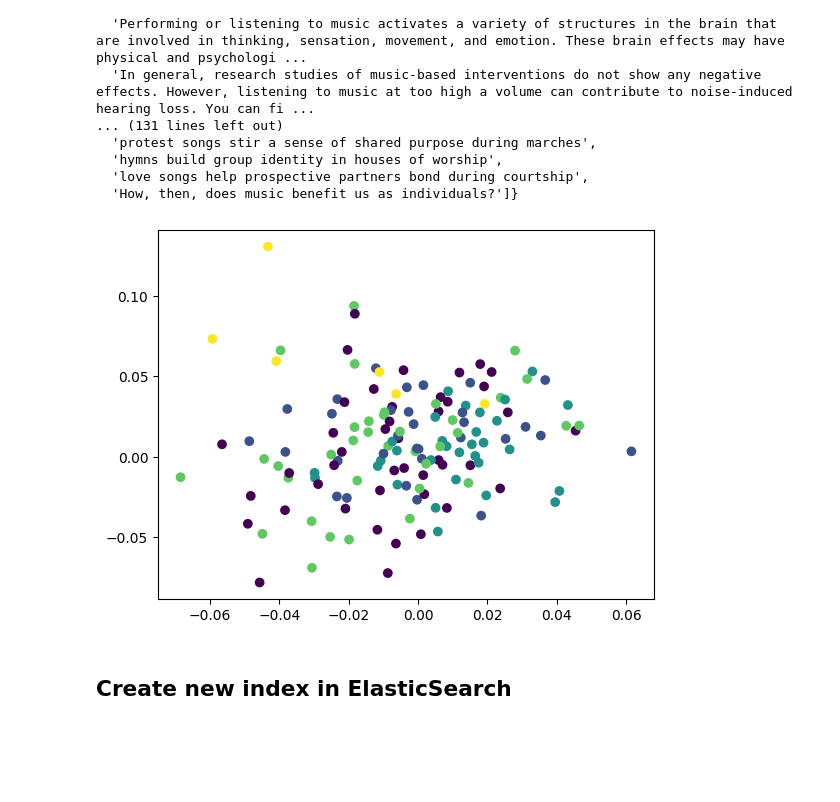
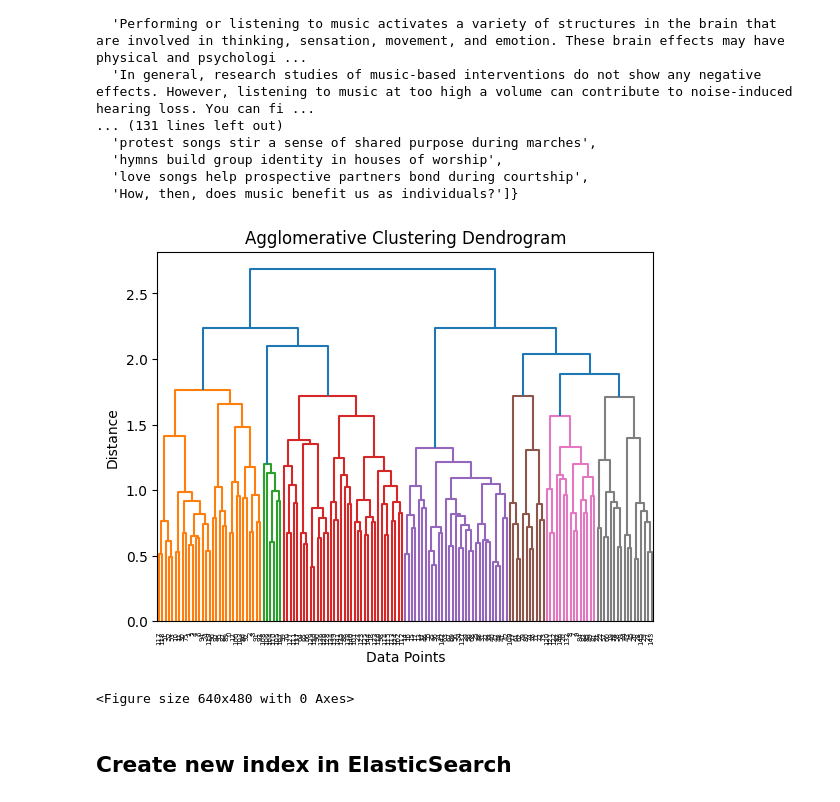
Before and after one commit to Tom-Kab/IDPA-Project-1, a Jupyter notebook: indexDataFinal.ipynb, the cells around one changed output. Drawn from its saved outputs; the diff is of its cells as text; code cells hidden in the pictures; blank space fills up the shorter version.

```diff
--- a/indexDataFinal.ipynb
+++ b/indexDataFinal.ipynb
@@ -595,14 +645,32 @@ clustered_content
   'hymns build group identity in houses of worship',
   'love songs help prospective partners bond during courtship',
   'How, then, does music benefit us as individuals?']}
+# %%
+import numpy as np
+import matplotlib.pyplot as plt
+from scipy.cluster.hierarchy import dendrogram, linkage
+from sklearn.decomposition import PCA
+from IPython.display import clear_output
+
+def plot_agglomerative_dendrogram(data):
+    # Perform hierarchical clustering
+    linkage_matrix = linkage(data, method='ward')
+
+    # Plot the dendrogram
+    dendrogram(linkage_matrix)
+    plt.title('Agglomerative Clustering Dendrogram')
+    plt.xlabel('Data Points')
+    plt.ylabel('Distance')
+    plt.show()
 # %%
 # Create a scatter plot
-your_cluster_plot_figure = plt.scatter(corpus_embeddings[:, 0], corpus_embeddings[:, 1], c=clustering_model.labels_)
+your_cluster_plot_figure = plot_agglomerative_dendrogram(corpus_embeddings)
 # Save the plot image to output_data directory
 plt.savefig('output_data/plot_image.png')
 
 # Show the plot
 plt.show()
 # %% [output]
-[figure, old version]
+[figure, new version]
+<Figure size 640x480 with 0 Axes>
 # %%
```
Also changed, not shown: parts of 3 cells of this notebook, 2 other files.
